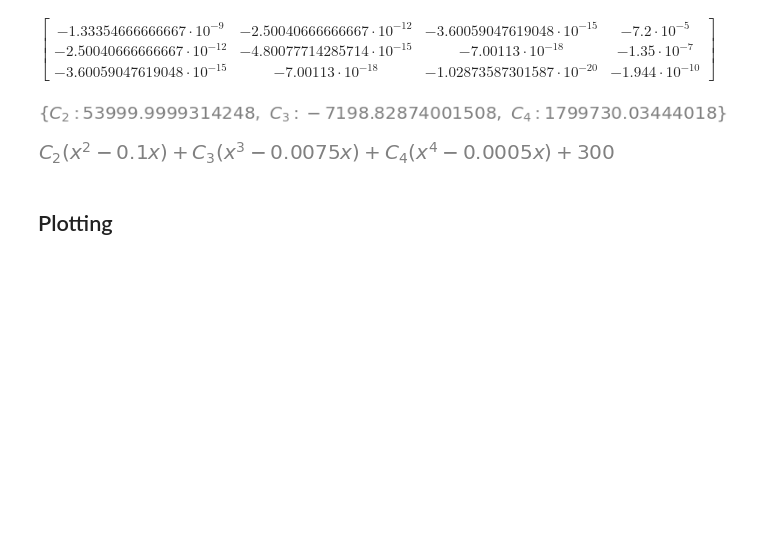
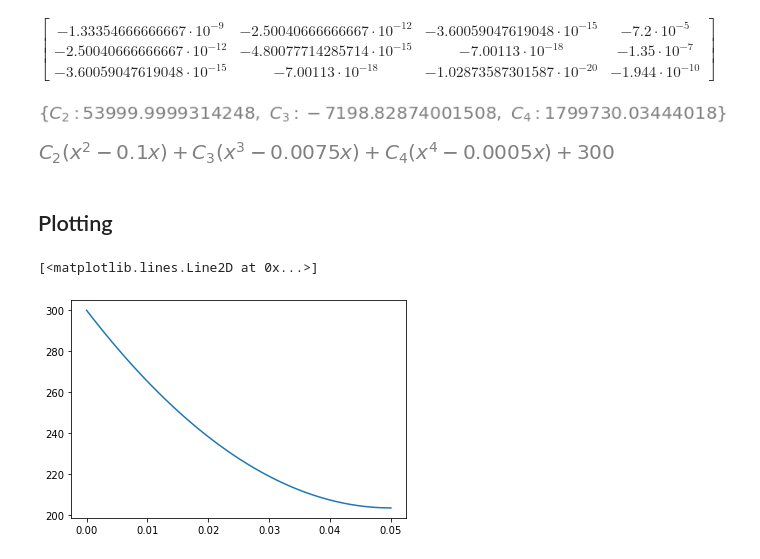
Before and after one commit to Sumanshekhar17/Finite-Element-Analysis, a Jupyter notebook: Assaignment2_FEA.ipynb, the cells around one changed output. Drawn from its saved outputs; the diff is of its cells as text; code cells hidden in the pictures; blank space fills up the shorter version.

```diff
--- a/Assaignment2_FEA.ipynb
+++ b/Assaignment2_FEA.ipynb
@@ -23,9 +23,11 @@ k = 200
 d= 0.001
 L = 0.05
 To = 30
+Tw = 300
 P = np.pi*d
 A = (np.pi*d**2)/4
 m = (P*h)/(k*A)
+n = np.sqrt(m)
 # %%
 m, P, A
 # %% [output]
@@ -140,0 +145,10 @@ T_cap3
+# %%
+x = np.linspace(0,0.05,100)
+# %%
+𝐶21 = 38571.4285714286
+# %%
+T_cap1 = Tw + 𝐶21*(x**2 - 2*L*x)
+plt.plot(x,T_cap1)
+# %% [output]
+[<matplotlib.lines.Line2D at 0x...>]
+[figure, added]
```
Also changed, not shown: parts of 14 cells of this notebook.
